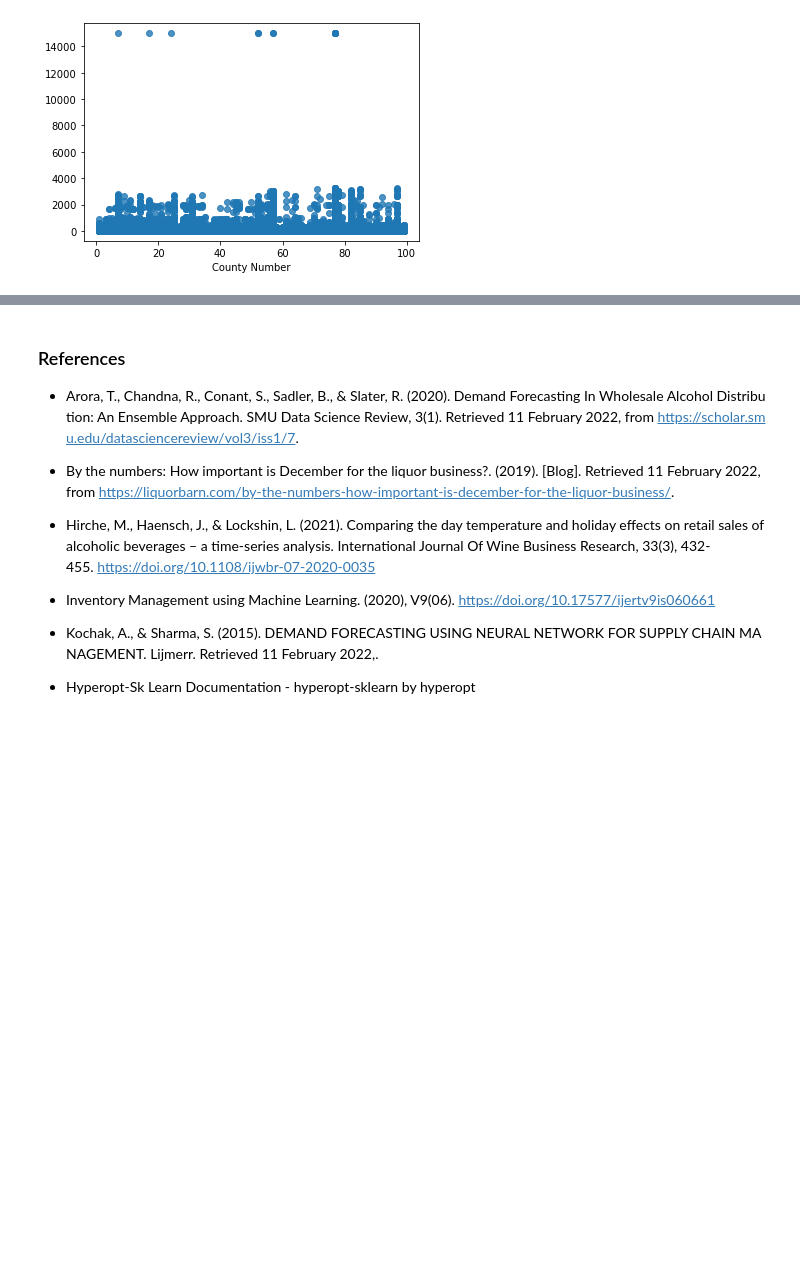
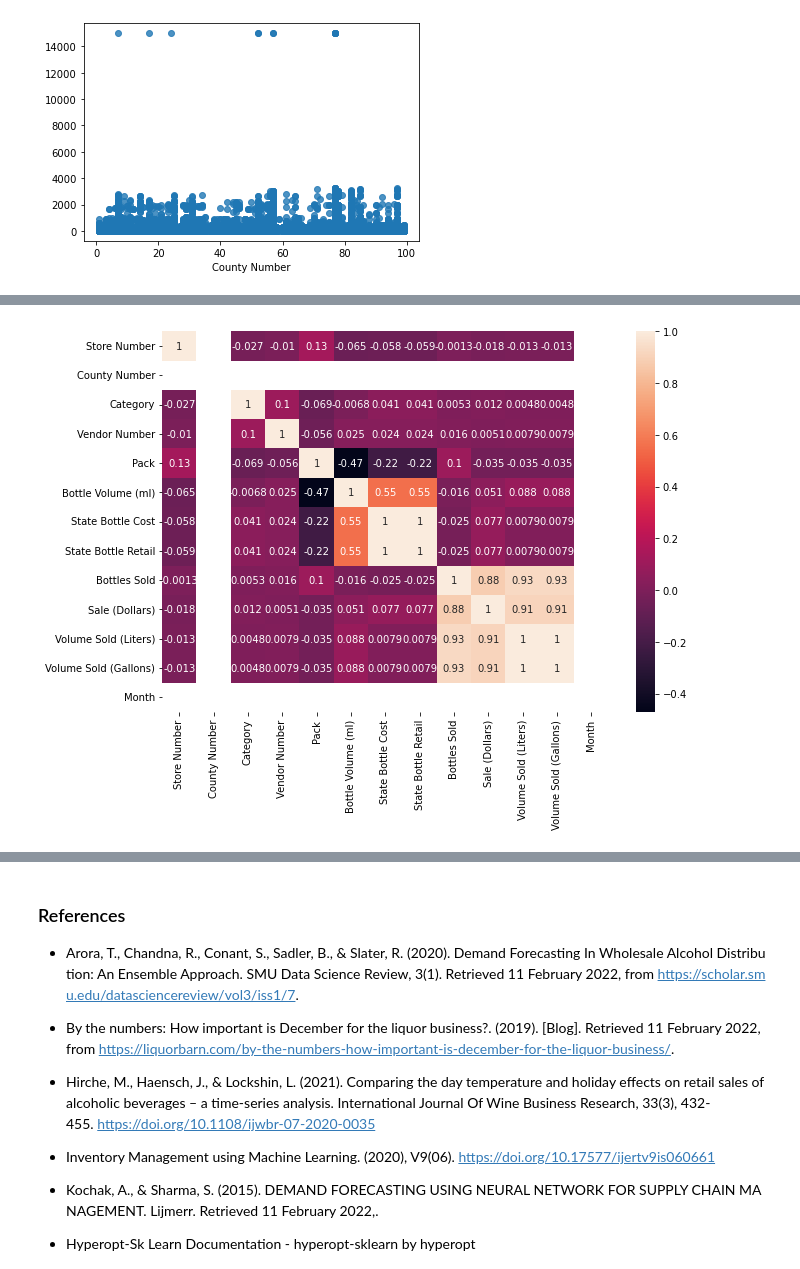
Before and after one commit to ruwzeta/alcholsalespredictioniowa, a Jupyter notebook: Group 7 - Final Submission Emerging Tech Project.ipynb, the cells around one changed output, grey strips where cells are left out. Cells and saved outputs as stored; diff of their text form; code cells hidden in the pictures; blank space fills up the shorter version.

```diff
--- a/Group 7 - Final Submission Emerging Tech Project.ipynb
+++ b/Group 7 - Final Submission Emerging Tech Project.ipynb
@@ -461,0 +524,7 @@ sns.regplot(x=X_test['County Number'], y=rfr_y_predicts)
+# %%
+#Performing Correlarion matrix to see what all features affect on the outcome
+fig , ax = plt.subplots(figsize = (10,7))
+sb.heatmap(ILS_cleaned.corr() , annot = True , ax = ax)
+plt.show()
+# %% [output]
+[figure, added]
```
Also changed, not shown: parts of 62 cells of this notebook.
